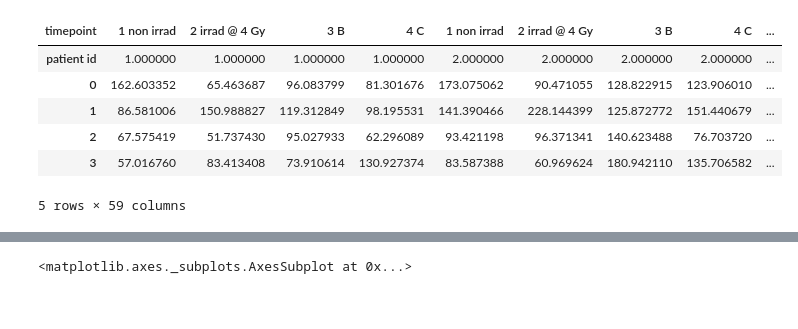
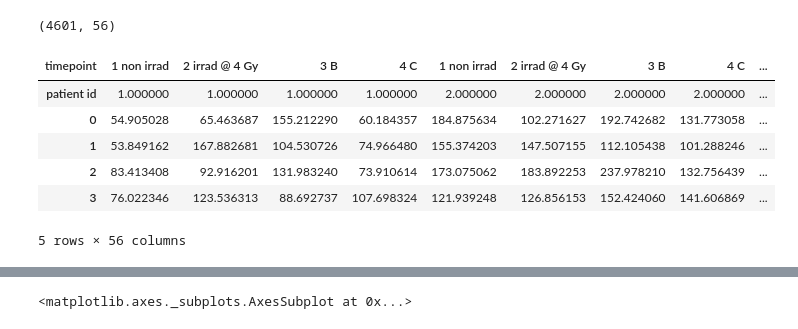
Before and after one commit to Jared-Luxton/radiation-therapy-machine-learning, a Jupyter notebook: RADIATION-SENSITIVITY-telos-chromosomes.ipynb, the cells around one changed output, grey strips where cells are left out. Drawn from its saved outputs; the diff is of its cells as text; code cells hidden in the pictures.

```diff
--- a/RADIATION-SENSITIVITY-telos-chromosomes.ipynb
+++ b/RADIATION-SENSITIVITY-telos-chromosomes.ipynb
@@ -147,3 +27,3 @@ def generate_dictionary_from_TeloLength_and_Chr_aberr_Data(patharg):
 # %%
-all_patients_dict = generate_dictionary_from_TeloLength_and_Chr_aberr_Data('..')
+all_patients_dict = telo_m.generate_dictionary_from_TeloLength_and_Chr_aberr_Data('..')
 # %% [output]
@@ -301,4 +172,4 @@ def generate_dataframe_from_dict_and_generate_histograms_stats(all_patients_dict
     return all_patients_df
 # %%
 sns.set_style(style="darkgrid")
-all_patients_df = generate_dataframe_from_dict_and_generate_histograms_stats(all_patients_dict)
+all_patients_df = telo_m.generate_dataframe_from_dict_and_generate_histograms_stats(all_patients_dict)
@@ -443,27 +297,32 @@ Warnings:
 # %%
 #I really want to do a proper linear regression on the individual telos...tough getting it in the right format
 #here i'm trying to break out the patient ids/timepoints for the individual telo data..
 
 #objective is dataframe for only individual telos
 
+#drop patient 13, missing 3 mth post rad ther timepoint
+all_patients_df_copy = all_patients_df.drop([44, 45, 46], axis=0)
+
 #taking all_patients_df, removing the index & making a multi index of patient id and timepoint
-individ_telos_cols = all_patients_df.reindex().set_index(['patient id', 'timepoint'])
+individ_telos_cols = all_patients_df_copy.reindex().set_index(['patient id', 'timepoint'])
 
 #removing unnecessary columns
 individ_telos_cols.drop(['chr data', 'status', 'telo means', 'Q1', 'Q2-3', 'Q4'], axis=1, inplace=True)
 
 #exploding the series containing the individual telos
 explode_individ_telos_cols = individ_telos_cols['telo data'].apply(pd.Series)
 
+#transpose!
 explode_individ_telos_cols = explode_individ_telos_cols.reset_index(level=['patient id']).T
 
-# explode_individ_telos_cols.head(5)
-explode_individ_telos_cols.
+print(explode_individ_telos_cols.shape)
+explode_individ_telos_cols.head(5)
 # %% [output]
+(4601, 56)
 | timepoint | 1 non irrad | 2 irrad @ 4 Gy | 3 B | 4 C | 1 non irrad | 2 irrad @ 4 Gy | 3 B | 4 C | ... |
 | patient id | 1.000000 | 1.000000 | 1.000000 | 1.000000 | 2.000000 | 2.000000 | 2.000000 | 2.000000 | ... |
-| 0 | 162.603352 | 65.463687 | 96.083799 | 81.301676 | 173.075062 | 90.471055 | 128.822915 | 123.906010 | ... |
-| 1 | 86.581006 | 150.988827 | 119.312849 | 98.195531 | 141.390466 | 228.144399 | 125.872772 | 151.440679 | ... |
-| 2 | 67.575419 | 51.737430 | 95.027933 | 62.296089 | 93.421198 | 96.371341 | 140.623488 | 76.703720 | ... |
-| 3 | 57.016760 | 83.413408 | 73.910614 | 130.927374 | 83.587388 | 60.969624 | 180.942110 | 135.706582 | ... |
+| 0 | 54.905028 | 65.463687 | 155.212290 | 60.184357 | 184.875634 | 102.271627 | 192.742682 | 131.773058 | ... |
+| 1 | 53.849162 | 167.882681 | 104.530726 | 74.966480 | 155.374203 | 147.507155 | 112.105438 | 101.288246 | ... |
+| 2 | 83.413408 | 92.916201 | 131.983240 | 73.910614 | 173.075062 | 183.892253 | 237.978210 | 132.756439 | ... |
+| 3 | 76.022346 | 123.536313 | 88.692737 | 107.698324 | 121.939248 | 126.856153 | 152.424060 | 141.606869 | ... |
-5 rows × 59 columns
+5 rows × 56 columns
```
Also changed, not shown: parts of 47 cells of this notebook, 1 other file.
